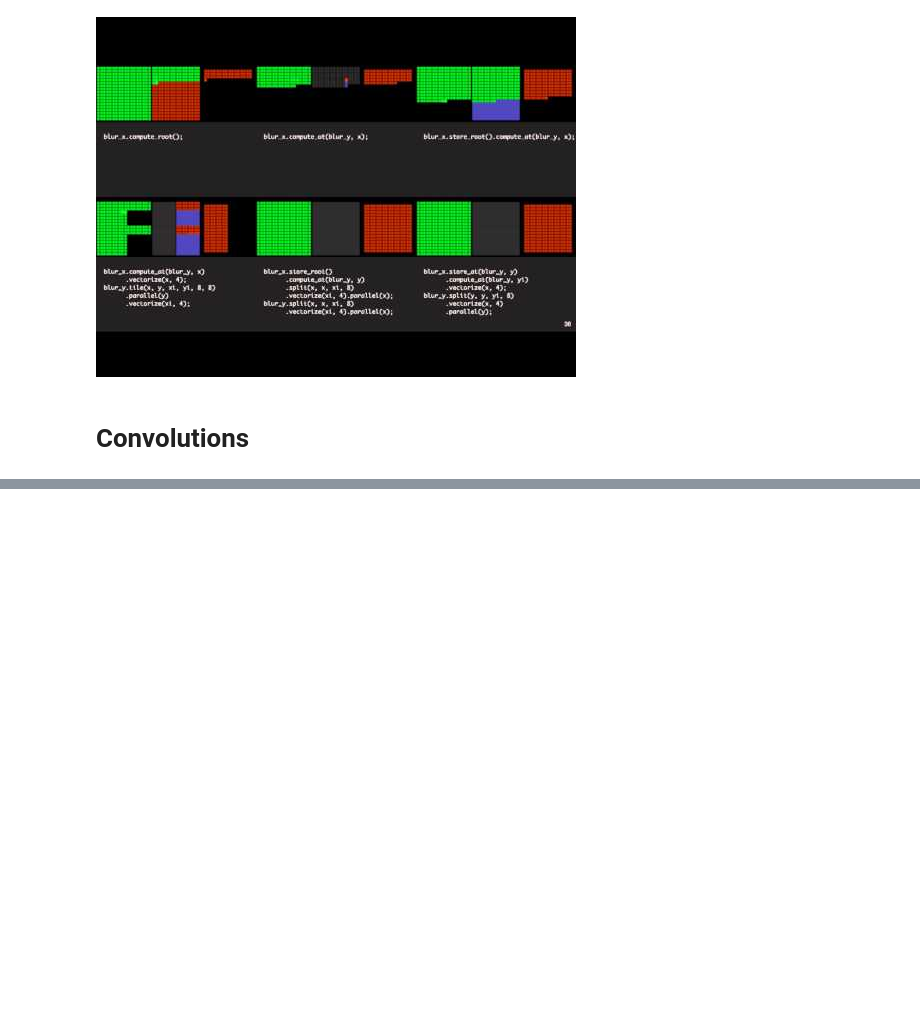
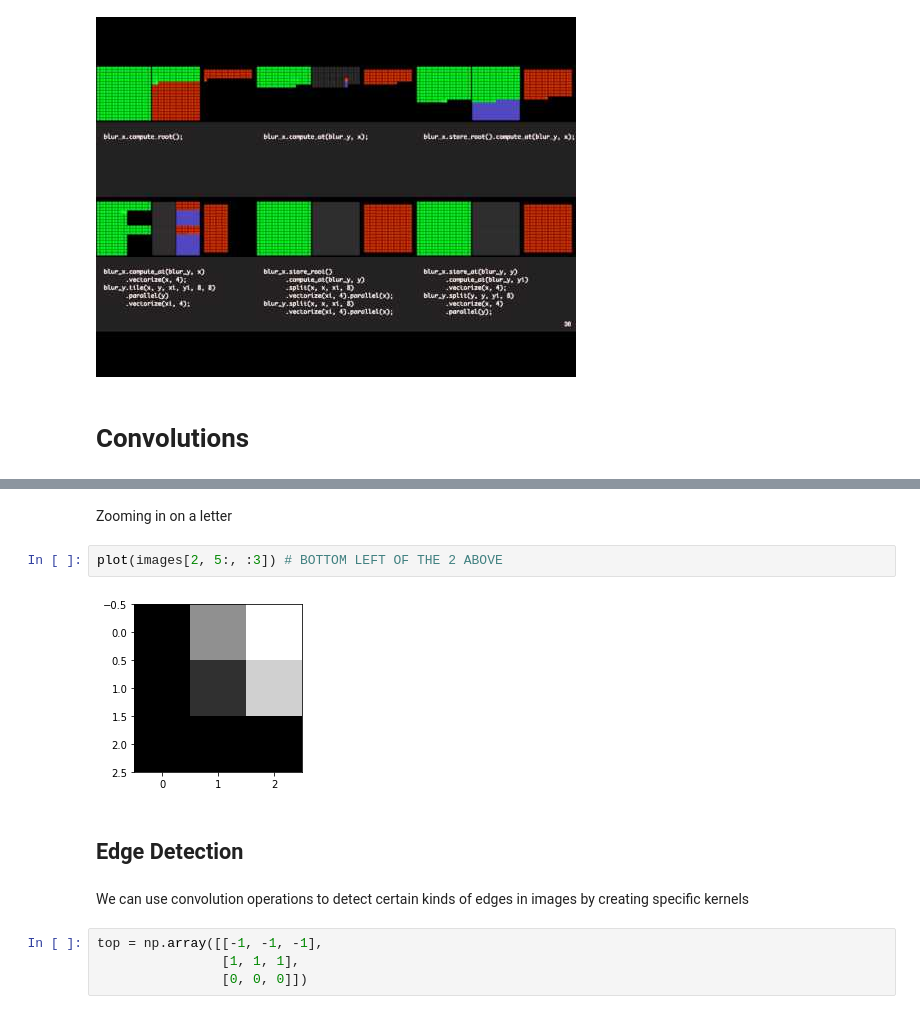
Before and after one commit to akashpalrecha/computational-linear-algebra, a Jupyter notebook: 01_lesson1.ipynb, the cells around one changed output, grey strips where cells are left out. Saved outputs shown, nothing was run; the diff lists cells and outputs as text; blank space fills up the shorter version.

Commit message:
Lesson 1 Convolutions complete. Move on to lesson 2

```diff
--- a/01_lesson1.ipynb
+++ b/01_lesson1.ipynb
@@ -222,0 +297,14 @@ YouTubeVideo("3uiEyEKji0M")
+# %% [markdown]
+Zooming in on a letter
+# %%
+plot(images[2, 5:, :3]) # BOTTOM LEFT OF THE 2 ABOVE
+# %% [output]
+[figure, added]
+# %% [markdown]
+## Edge Detection
+# %% [markdown]
+We can use convolution operations to detect certain kinds of edges in images by creating specific kernels
+# %%
+top = np.array([[-1, -1, -1],
+                [1, 1, 1],
+                [0, 0, 0]])
```
Also changed, not shown: parts of 20 cells of this notebook, 5 other files.
